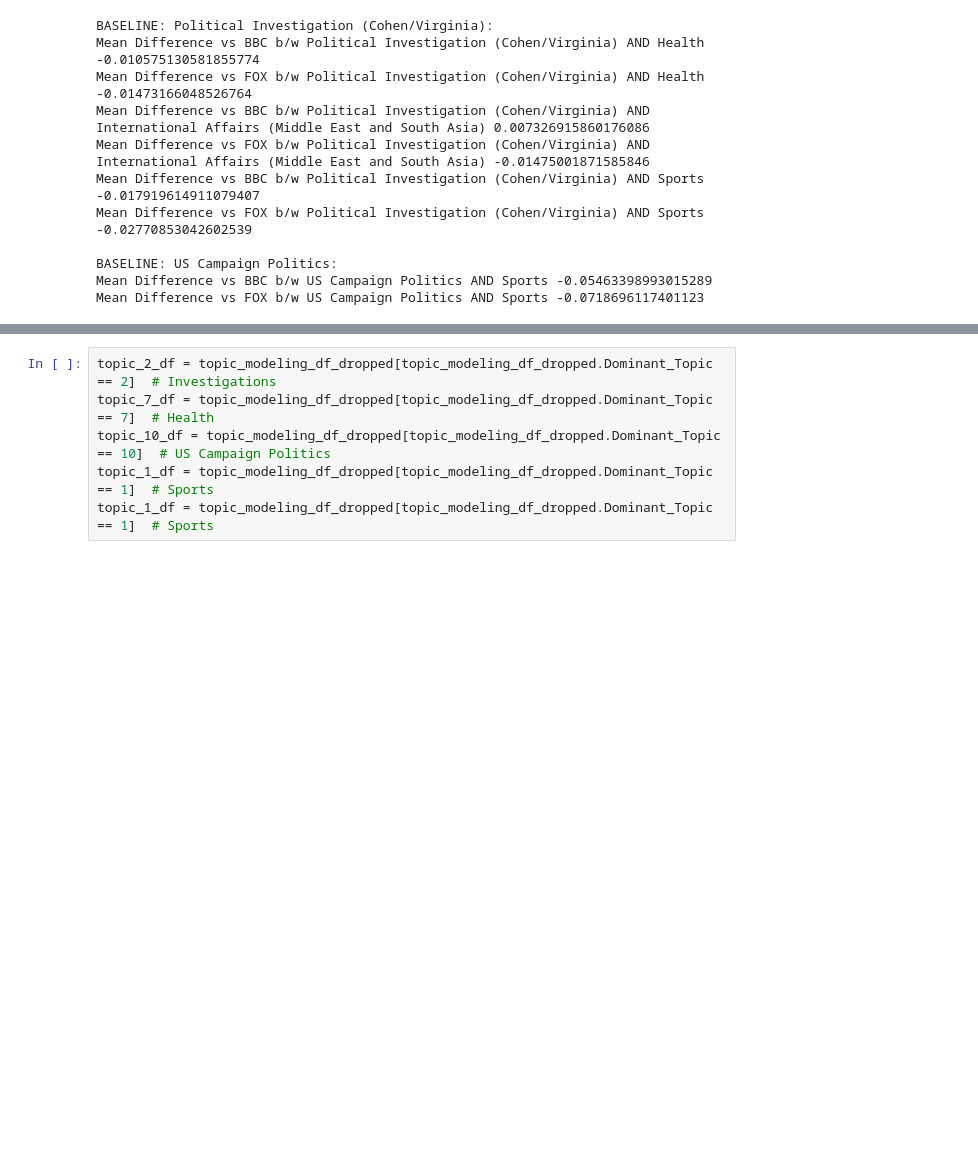
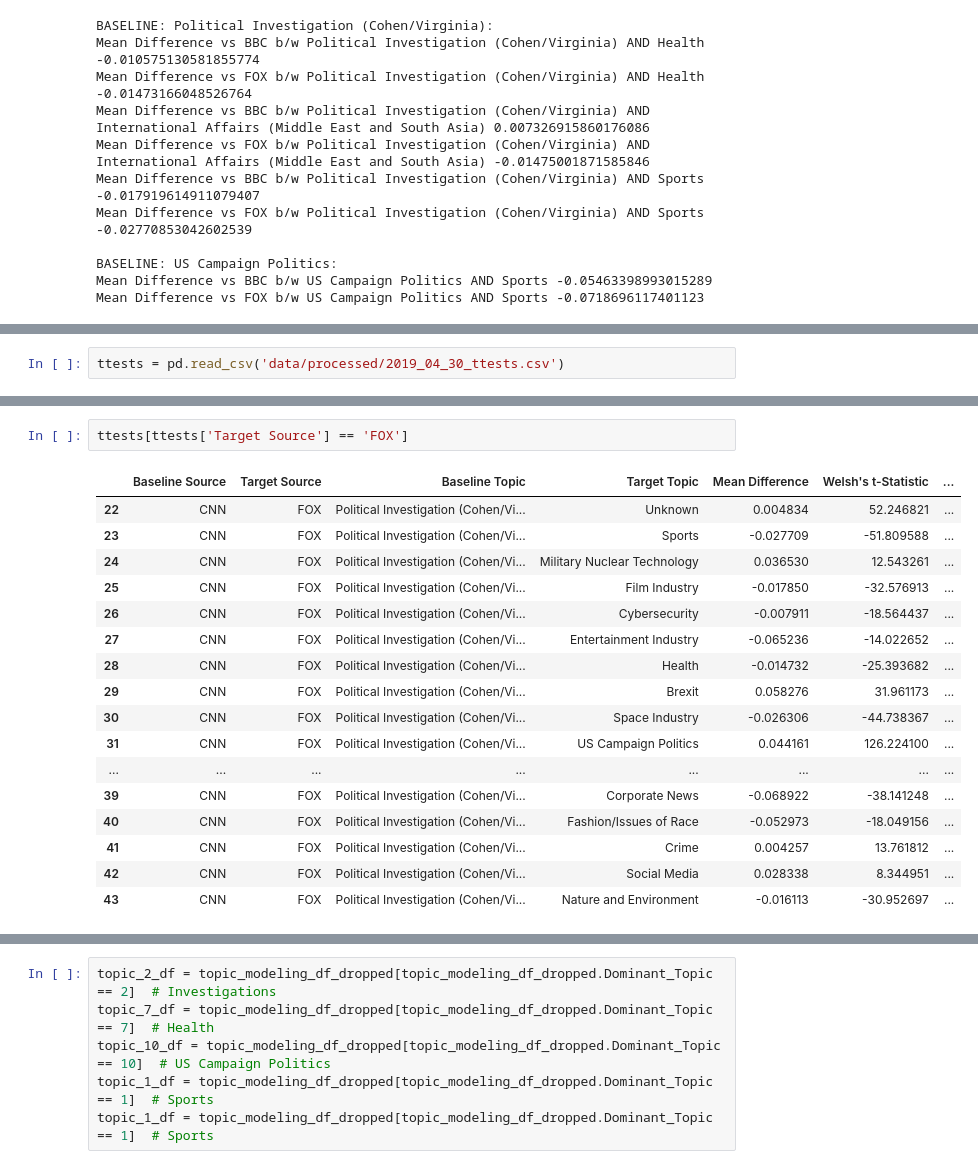
Before and after one commit to AlexanderTyan/NewsBias, a Jupyter notebook: 4_TopicModelling.ipynb, the cells around one changed output, grey strips where cells are left out. Cells and saved outputs as stored; diff of their text form; blank space fills up the shorter version.

```diff
--- a/4_TopicModelling.ipynb
+++ b/4_TopicModelling.ipynb
@@ -1239,0 +1949,2 @@ Mean Difference vs FOX b/w US Campaign Politics AND Sports -0.0718696117401123
+# %%
+ttests = pd.read_csv('data/processed/2019_04_30_ttests.csv')
@@ -1239,0 +1960,20 @@ Mean Difference vs FOX b/w US Campaign Politics AND Sports -0.0718696117401123
+# %%
+ttests[ttests['Target Source'] == 'FOX']
+# %% [output]
+|  | Baseline Source | Target Source | Baseline Topic | Target Topic | Mean Difference | Welsh's t-Statistic | ... |
+| 22 | CNN | FOX | Political Investigation (Cohen/Vi... | Unknown | 0.004834 | 52.246821 | ... |
+| 23 | CNN | FOX | Political Investigation (Cohen/Vi... | Sports | -0.027709 | -51.809588 | ... |
+| 24 | CNN | FOX | Political Investigation (Cohen/Vi... | Military Nuclear Technology | 0.036530 | 12.543261 | ... |
+| 25 | CNN | FOX | Political Investigation (Cohen/Vi... | Film Industry | -0.017850 | -32.576913 | ... |
+| 26 | CNN | FOX | Political Investigation (Cohen/Vi... | Cybersecurity | -0.007911 | -18.564437 | ... |
+| 27 | CNN | FOX | Political Investigation (Cohen/Vi... | Entertainment Industry | -0.065236 | -14.022652 | ... |
+| 28 | CNN | FOX | Political Investigation (Cohen/Vi... | Health | -0.014732 | -25.393682 | ... |
+| 29 | CNN | FOX | Political Investigation (Cohen/Vi... | Brexit | 0.058276 | 31.961173 | ... |
+| 30 | CNN | FOX | Political Investigation (Cohen/Vi... | Space Industry | -0.026306 | -44.738367 | ... |
+| 31 | CNN | FOX | Political Investigation (Cohen/Vi... | US Campaign Politics | 0.044161 | 126.224100 | ... |
+| ... | ... | ... | ... | ... | ... | ... | ... |
+| 39 | CNN | FOX | Political Investigation (Cohen/Vi... | Corporate News | -0.068922 | -38.141248 | ... |
+| 40 | CNN | FOX | Political Investigation (Cohen/Vi... | Fashion/Issues of Race | -0.052973 | -18.049156 | ... |
+| 41 | CNN | FOX | Political Investigation (Cohen/Vi... | Crime | 0.004257 | 13.761812 | ... |
+| 42 | CNN | FOX | Political Investigation (Cohen/Vi... | Social Media | 0.028338 | 8.344951 | ... |
+| 43 | CNN | FOX | Political Investigation (Cohen/Vi... | Nature and Environment | -0.016113 | -30.952697 | ... |
```
Also changed, not shown: parts of 85 cells of this notebook.
